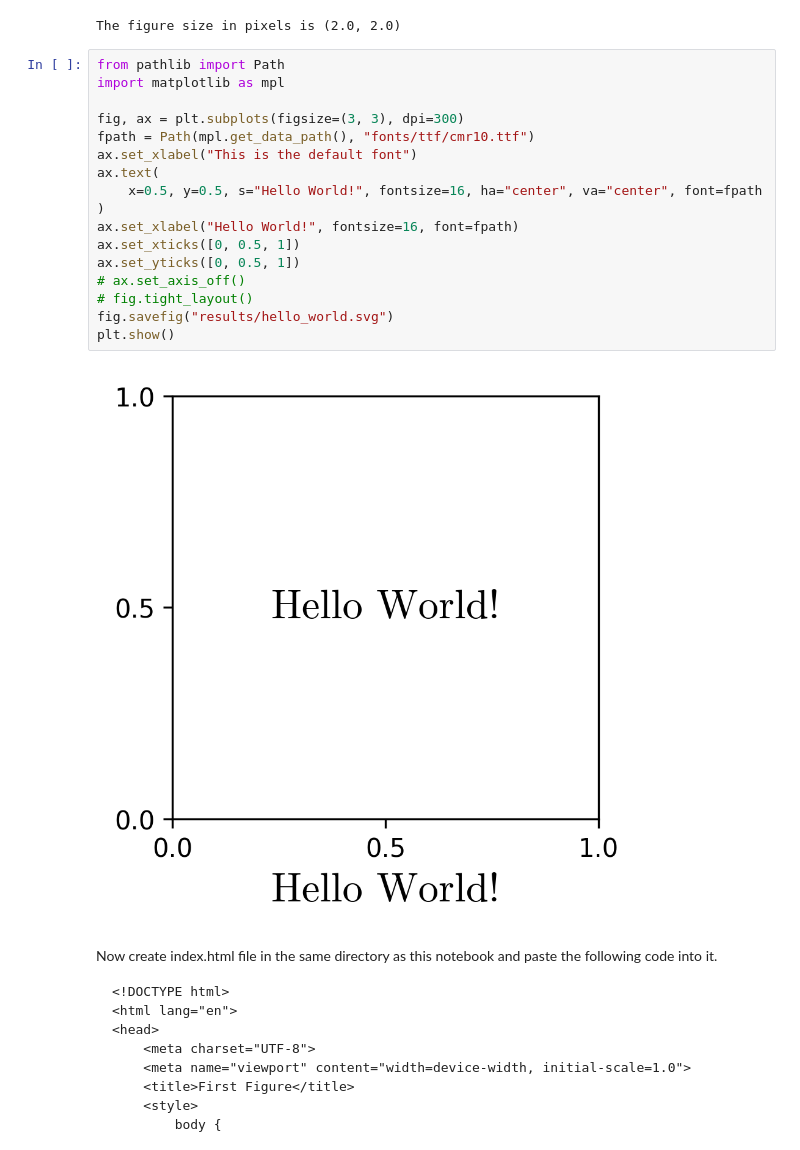
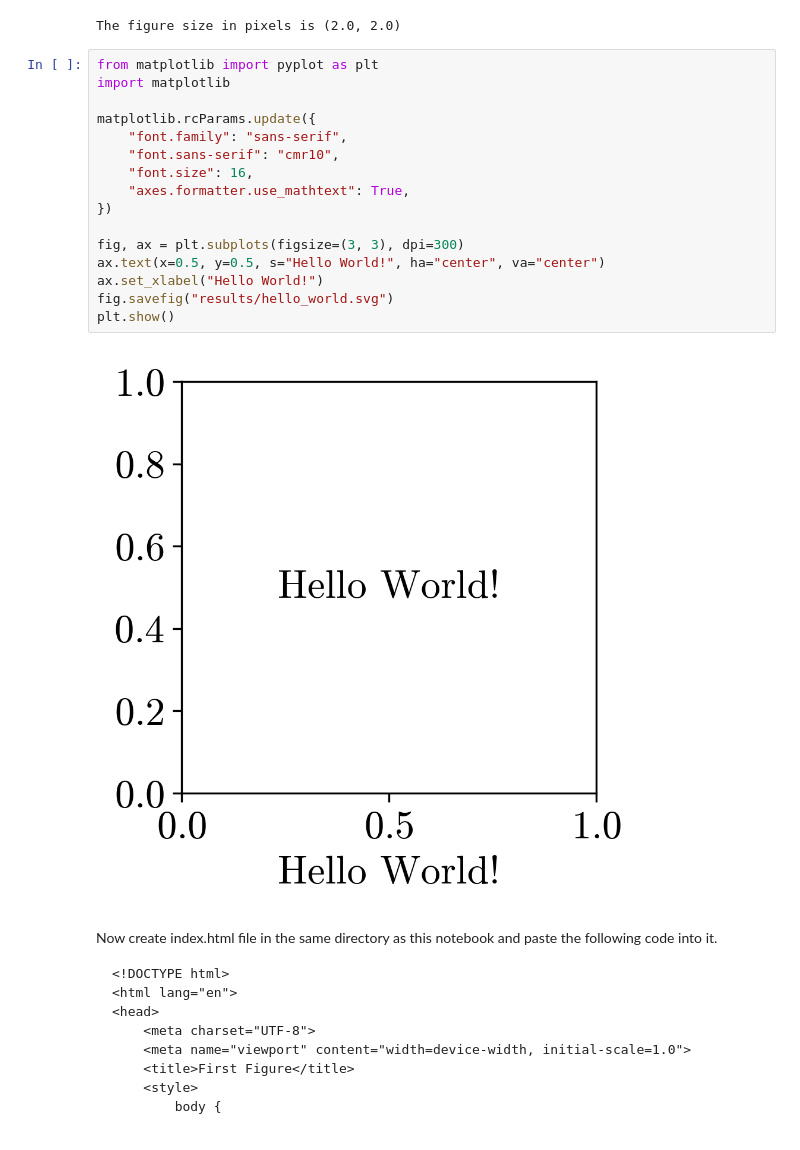
Before and after one commit to Kislovskiy/ChartCraftHub, a Jupyter notebook: src/chartcrafthub/chapter_1.ipynb, the cells around one changed output. Drawn from its saved outputs; the diff is of its cells as text.

````diff
--- a/src/chartcrafthub/chapter_1.ipynb
+++ b/src/chartcrafthub/chapter_1.ipynb
@@ -97,24 +97,23 @@ print(f"The figure size in pixels is {get_figsize_in_pixels(width, height, dpi)}
 # %% [output]
 The figure size in pixels is (2.0, 2.0)
 # %%
-from pathlib import Path
-import matplotlib as mpl
+from matplotlib import pyplot as plt
+import matplotlib
+
+matplotlib.rcParams.update({
+    "font.family": "sans-serif",
+    "font.sans-serif": "cmr10",
+    "font.size": 16,
+    "axes.formatter.use_mathtext": True,
+})
 
 fig, ax = plt.subplots(figsize=(3, 3), dpi=300)
-fpath = Path(mpl.get_data_path(), "fonts/ttf/cmr10.ttf")
-ax.set_xlabel("This is the default font")
-ax.text(
-    x=0.5, y=0.5, s="Hello World!", fontsize=16, ha="center", va="center", font=fpath
-)
-ax.set_xlabel("Hello World!", fontsize=16, font=fpath)
-ax.set_xticks([0, 0.5, 1])
-ax.set_yticks([0, 0.5, 1])
-# ax.set_axis_off()
-# fig.tight_layout()
+ax.text(x=0.5, y=0.5, s="Hello World!", ha="center", va="center")
+ax.set_xlabel("Hello World!")
 fig.savefig("results/hello_world.svg")
 plt.show()
 # %% [output]
-[figure, old version]
+[figure, new version]
 # %% [markdown]
 Now create index.html file in the same directory as this notebook and paste the following code into it.
 ```html
````
Also changed, not shown: 5 other files.
